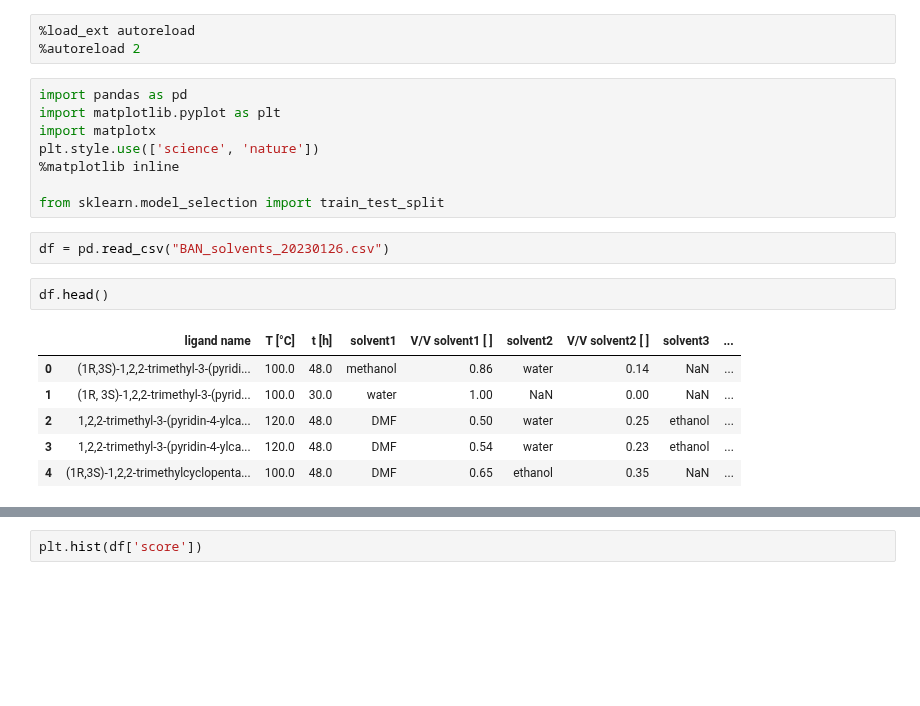
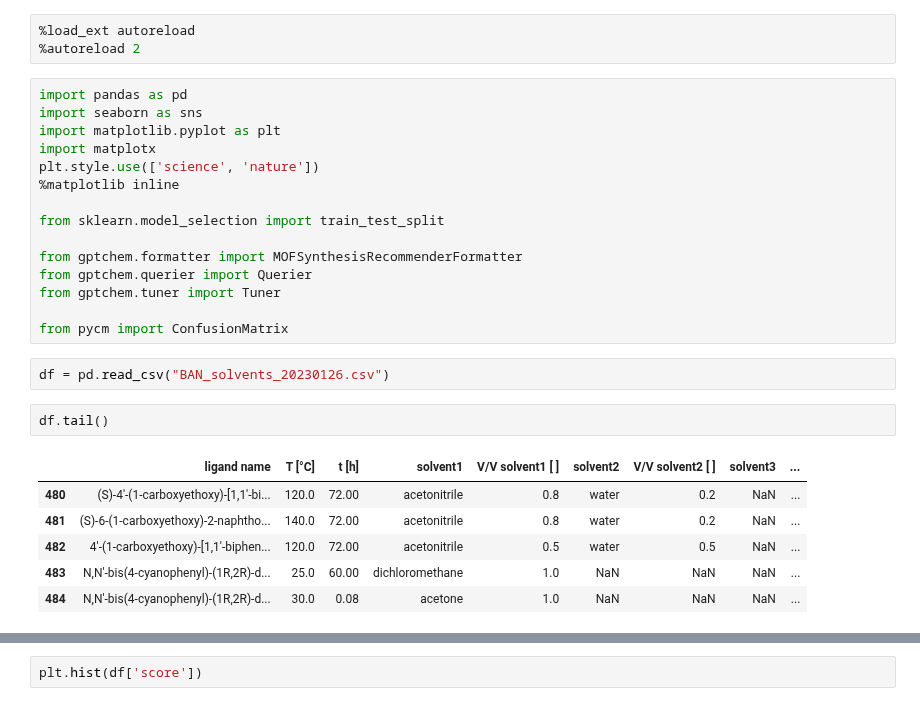
Before and after one commit to kjappelbaum/gptchem, a Jupyter notebook: experiments/03_classification/mof_solvent/balasz.ipynb, the cells around one changed output, grey strips where cells are left out. Drawn from its saved outputs; the diff is of its cells as text; blank space fills up the shorter version.

```diff
--- a/experiments/03_classification/mof_solvent/balasz.ipynb
+++ b/experiments/03_classification/mof_solvent/balasz.ipynb
@@ -3,20 +3,27 @@
 %autoreload 2
 # %%
 import pandas as pd
+import seaborn as sns
 import matplotlib.pyplot as plt
 import matplotx
 plt.style.use(['science', 'nature'])
 %matplotlib inline
 
 from sklearn.model_selection import train_test_split
+
+from gptchem.formatter import MOFSynthesisRecommenderFormatter
+from gptchem.querier import Querier
+from gptchem.tuner import Tuner
+
+from pycm import ConfusionMatrix
 # %%
 df = pd.read_csv("BAN_solvents_20230126.csv")
 # %%
-df.head()
+df.tail()
 # %% [output]
 |  | ligand name | T [°C] | t [h] | solvent1 | V/V solvent1 [ ] | solvent2 | V/V solvent2 [ ] | solvent3 | ... |
-| 0 | (1R,3S)-1,2,2-trimethyl-3-(pyridi... | 100.0 | 48.0 | methanol | 0.86 | water | 0.14 | NaN | ... |
-| 1 | (1R, 3S)-1,2,2-trimethyl-3-(pyrid... | 100.0 | 30.0 | water | 1.00 | NaN | 0.00 | NaN | ... |
-| 2 | 1,2,2-trimethyl-3-(pyridin-4-ylca... | 120.0 | 48.0 | DMF | 0.50 | water | 0.25 | ethanol | ... |
-| 3 | 1,2,2-trimethyl-3-(pyridin-4-ylca... | 120.0 | 48.0 | DMF | 0.54 | water | 0.23 | ethanol | ... |
-| 4 | (1R,3S)-1,2,2-trimethylcyclopenta... | 100.0 | 48.0 | DMF | 0.65 | ethanol | 0.35 | NaN | ... |
+| 480 | (S)-4′-(1-carboxyethoxy)-[1,1′-bi... | 120.0 | 72.00 | acetonitrile | 0.8 | water | 0.2 | NaN | ... |
+| 481 | (S)-6-(1-carboxyethoxy)-2-naphtho... | 140.0 | 72.00 | acetonitrile | 0.8 | water | 0.2 | NaN | ... |
+| 482 | 4′-(1-carboxyethoxy)-[1,1′-biphen... | 120.0 | 72.00 | acetonitrile | 0.5 | water | 0.5 | NaN | ... |
+| 483 | N,N′-bis(4-cyanophenyl)-(1R,2R)-d... | 25.0 | 60.00 | dichloromethane | 1.0 | NaN | NaN | NaN | ... |
+| 484 | N,N′-bis(4-cyanophenyl)-(1R,2R)-d... | 30.0 | 0.08 | acetone | 1.0 | NaN | NaN | NaN | ... |
```
Also changed, not shown: parts of 33 cells of this notebook, 48 other files.
